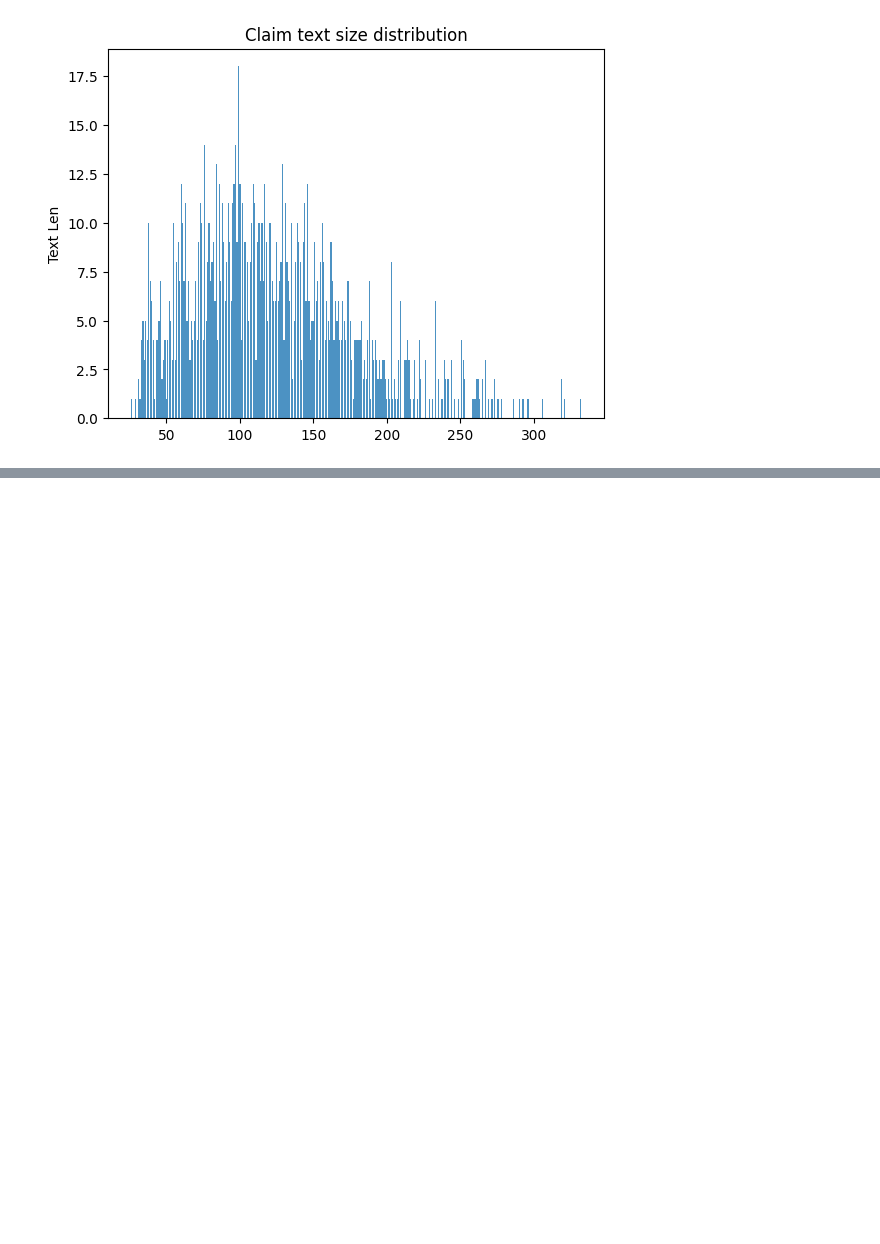
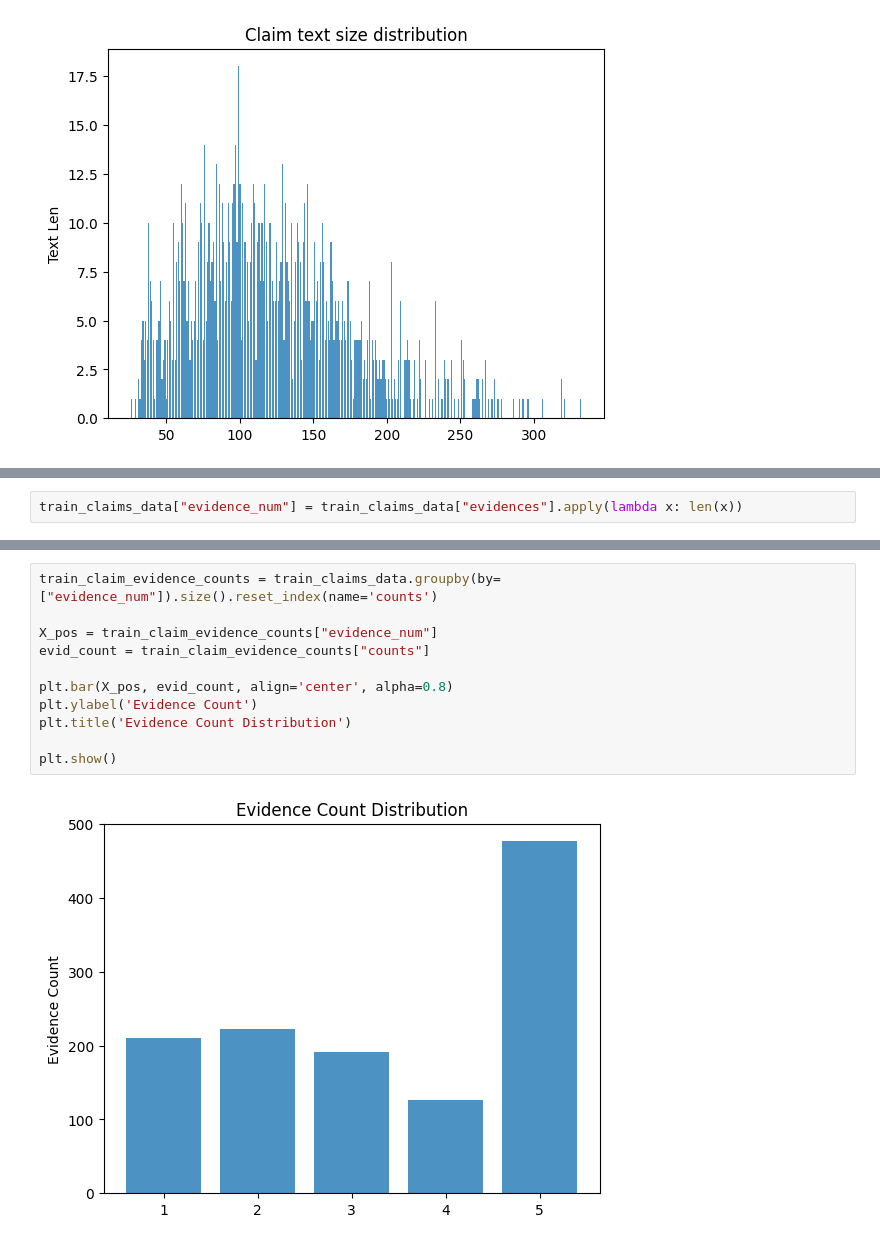
Before and after one commit to yuhsienchiang/fact-check, a Jupyter notebook: data_analysis.ipynb, the cells around one changed output, grey strips where cells are left out. Drawn from its saved outputs; the diff is of its cells as text; blank space fills up the shorter version.

Commit message:
Perform analysis on evidence count

```diff
--- a/data_analysis.ipynb
+++ b/data_analysis.ipynb
@@ -95,0 +98,2 @@ plt.show()
+# %%
+train_claims_data["evidence_num"] = train_claims_data["evidences"].apply(lambda x: len(x))
@@ -95,0 +108,13 @@ plt.show()
+# %%
+train_claim_evidence_counts = train_claims_data.groupby(by=["evidence_num"]).size().reset_index(name='counts')
+
+X_pos = train_claim_evidence_counts["evidence_num"]
+evid_count = train_claim_evidence_counts["counts"]
+
+plt.bar(X_pos, evid_count, align='center', alpha=0.8)
+plt.ylabel('Evidence Count')
+plt.title('Evidence Count Distribution')
+
+plt.show()
+# %% [output]
+[figure, added]
```
Also changed, not shown: parts of 2 cells of this notebook.
